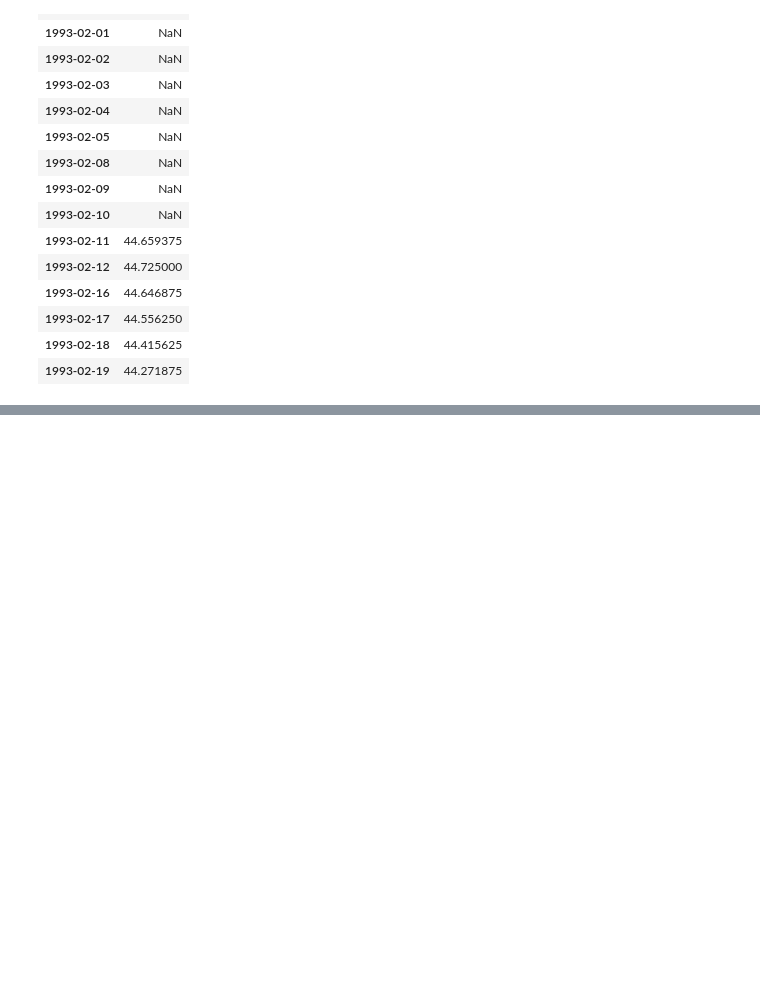
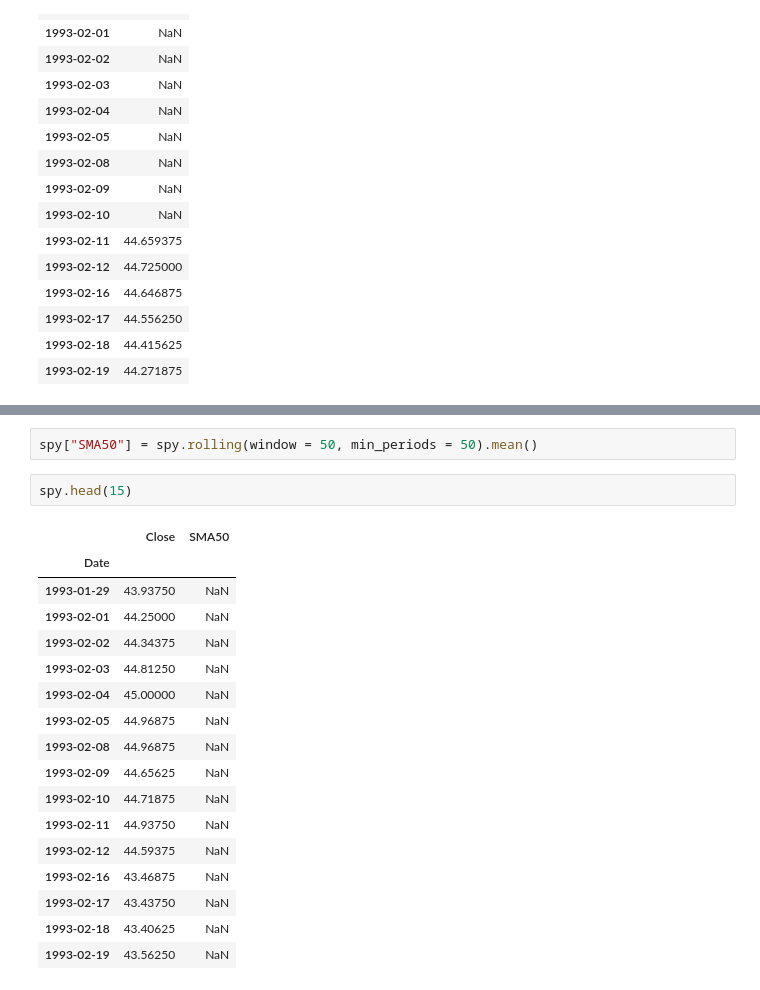
Before and after one commit to Janadhi14/Algo-trading, a Jupyter notebook: Introduction.ipynb, the cells around one changed output, grey strips where cells are left out. Cells and saved outputs as stored; diff of their text form; blank space fills up the shorter version.

```diff
--- a/Introduction.ipynb
+++ b/Introduction.ipynb
@@ -918,0 +960,22 @@ spy_roll.head(15)
+# %%
+spy["SMA50"] = spy.rolling(window = 50, min_periods = 50).mean()
+# %%
+spy.head(15)
+# %% [output]
+|  | Close | SMA50 |
+| Date |  |  |
+| 1993-01-29 | 43.93750 | NaN |
+| 1993-02-01 | 44.25000 | NaN |
+| 1993-02-02 | 44.34375 | NaN |
+| 1993-02-03 | 44.81250 | NaN |
+| 1993-02-04 | 45.00000 | NaN |
+| 1993-02-05 | 44.96875 | NaN |
+| 1993-02-08 | 44.96875 | NaN |
+| 1993-02-09 | 44.65625 | NaN |
+| 1993-02-10 | 44.71875 | NaN |
+| 1993-02-11 | 44.93750 | NaN |
+| 1993-02-12 | 44.59375 | NaN |
+| 1993-02-16 | 43.46875 | NaN |
+| 1993-02-17 | 43.43750 | NaN |
+| 1993-02-18 | 43.40625 | NaN |
+| 1993-02-19 | 43.56250 | NaN |
```
Also changed, not shown: parts of 5 cells of this notebook.
